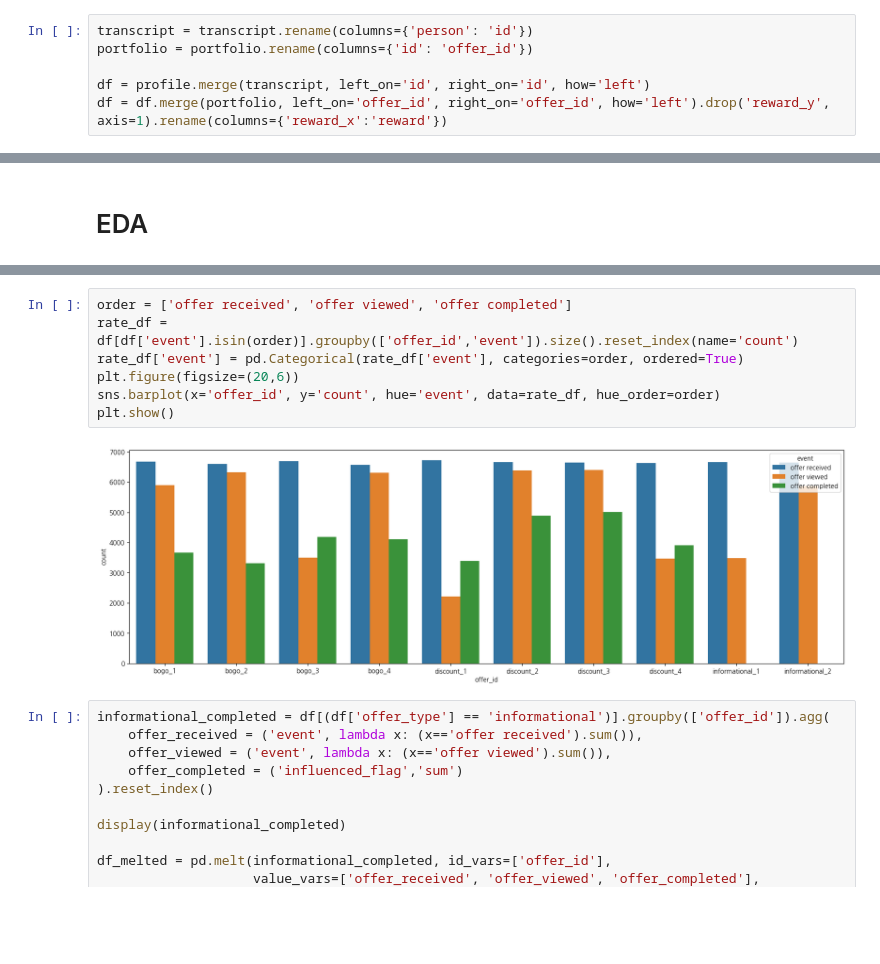
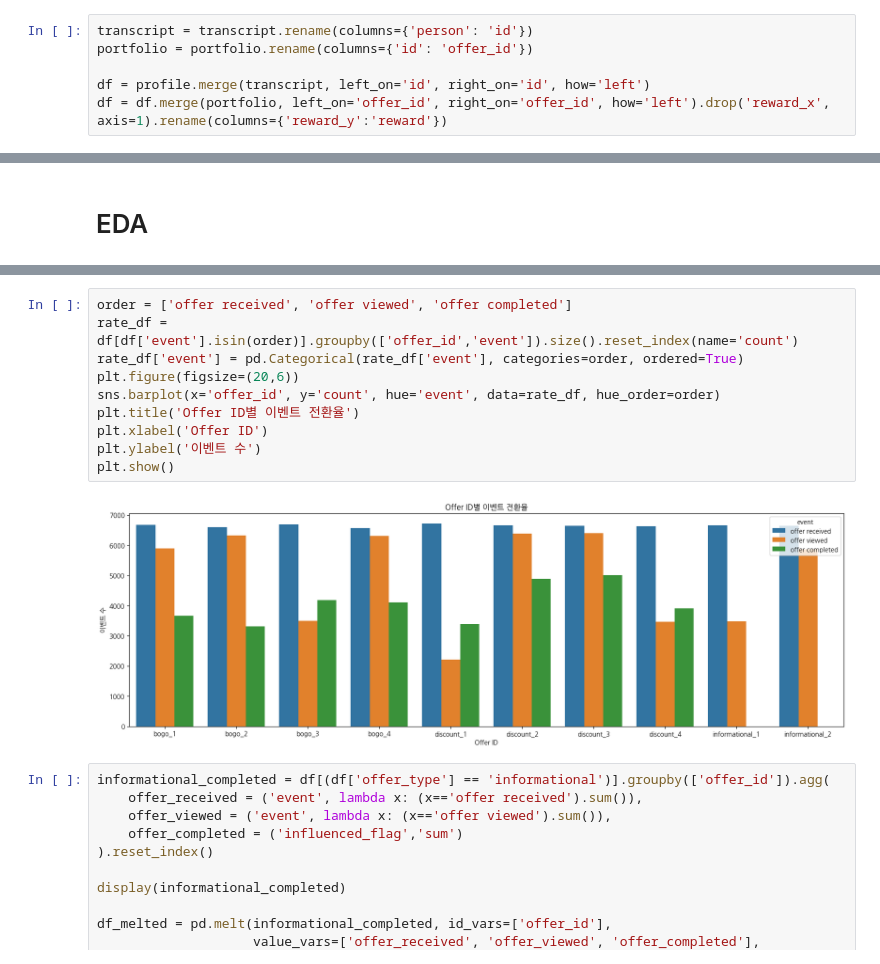
Before and after one commit to S-HNJN/Aiffel, a Jupyter notebook: starbucks/starbucks.ipynb, the cells around one changed output, grey strips where cells are left out. Saved outputs shown, nothing was run; the diff lists cells and outputs as text; blank space fills up the shorter version.

```diff
--- a/starbucks/starbucks.ipynb
+++ b/starbucks/starbucks.ipynb
@@ -354,7 +359,7 @@ transcript = transcript.rename(columns={'person': 'id'})
 portfolio = portfolio.rename(columns={'id': 'offer_id'})
 
 df = profile.merge(transcript, left_on='id', right_on='id', how='left')
-df = df.merge(portfolio, left_on='offer_id', right_on='offer_id', how='left').drop('reward_y', axis=1).rename(columns={'reward_x':'reward'})
+df = df.merge(portfolio, left_on='offer_id', right_on='offer_id', how='left').drop('reward_x', axis=1).rename(columns={'reward_y':'reward'})
 # %%
 pd.set_option('display.max_columns', None)
 df2 = df.copy()
@@ -455,12 +521,15 @@ print(f' 쿠폰 사용자 :{cnt[cnt['completed_cnt'] >= 1].shape[0]}')
 # %%
 order = ['offer received', 'offer viewed', 'offer completed']
 rate_df = df[df['event'].isin(order)].groupby(['offer_id','event']).size().reset_index(name='count')
 rate_df['event'] = pd.Categorical(rate_df['event'], categories=order, ordered=True)
 plt.figure(figsize=(20,6))
 sns.barplot(x='offer_id', y='count', hue='event', data=rate_df, hue_order=order)
+plt.title('Offer ID별 이벤트 전환율')
+plt.xlabel('Offer ID')
+plt.ylabel('이벤트 수')
 plt.show()
 # %% [output]
-[figure, old version]
+[figure, new version]
 # %%
 informational_completed = df[(df['offer_type'] == 'informational')].groupby(['offer_id']).agg(
     offer_received = ('event', lambda x: (x=='offer received').sum()),
```
Also changed, not shown: parts of 10 cells of this notebook.
